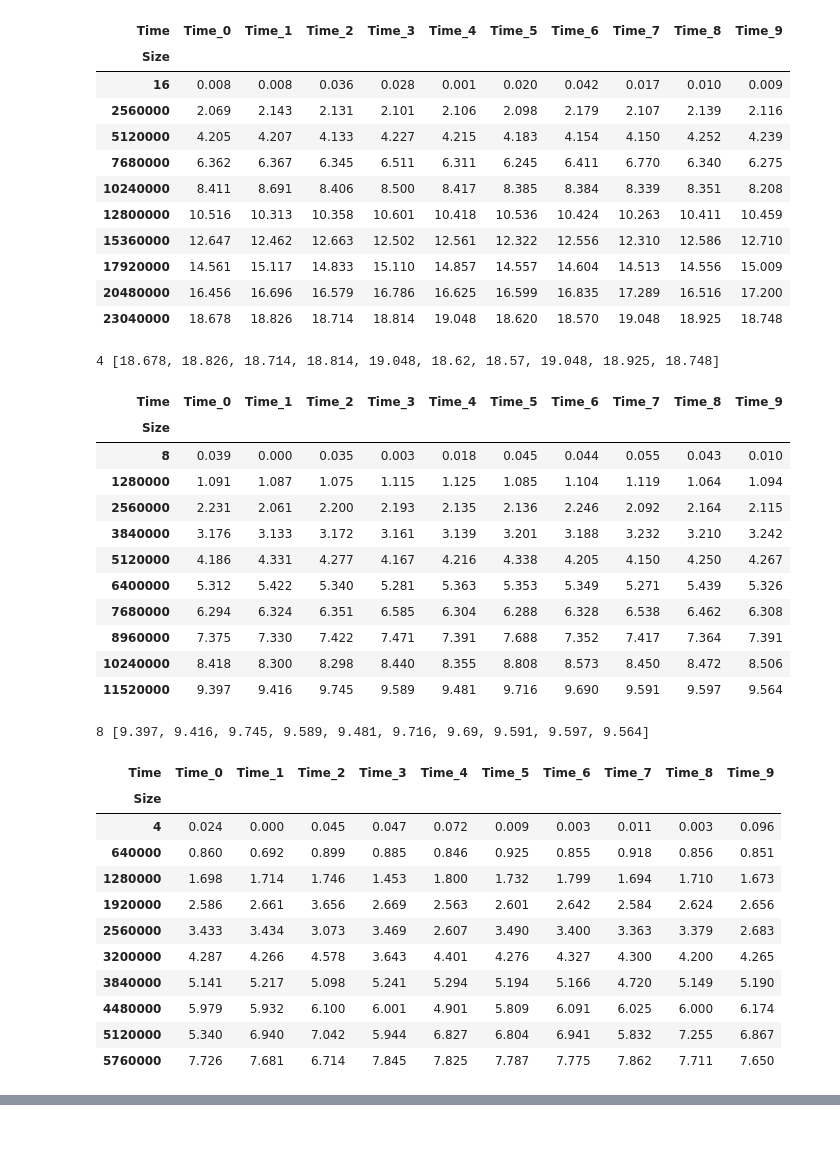
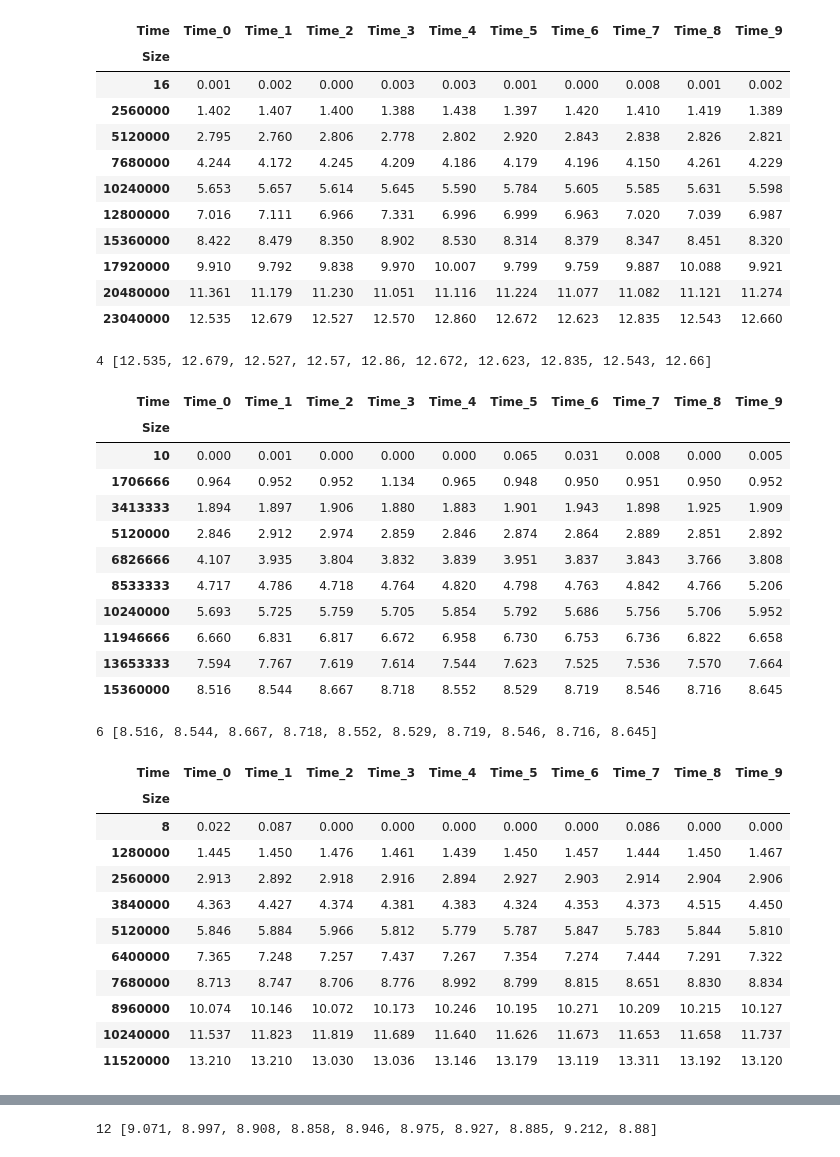
Before and after one commit to cloudmesh/cloudmesh-mpi, a Jupyter notebook: examples/count/analyse.ipynb, the cells around one changed output, grey strips where cells are left out. Drawn from its saved outputs; the diff is of its cells as text; code cells hidden in the pictures.

```diff
--- a/examples/count/analyse.ipynb
+++ b/examples/count/analyse.ipynb
@@ -19,55 +19,62 @@ sns.set_theme(style="whitegrid")
 # %%
 data = OrderedDict()
 # %%
-for user, node, processors in [("gregor", "alienware", 4),
-                              ("gregor", "alienware", 8),
-                              ("gregor", "alienware", 16),
-                              ("gregor", "alienware", 32)]:
+a =  [("gregor", "alienware", 4),
+      ("gregor", "alienware", 8),
+      ("gregor", "alienware", 16),
+      ("gregor", "alienware", 32)]
+i5 = [("gregor", "i5", 4),
+      ("gregor", "i5", 6),
+      ("gregor", "i5", 8),
+      ("gregor", "i5", 10),
+      ("gregor", "i5", 12)]
+
+for user, node, processors in i5:
 
     label = f"{user}-{node}-{processors}"
     output = f"benchmark/{user}"
 
     df = pd.read_pickle(f"{output}/{label}-df.pkl")
     display(df)
     row = list(df.iloc[[-1]].values[0])
     print (processors, row)
     data[str(processors)] = row
 # %% [output]
 | Time | Time_0 | Time_1 | Time_2 | Time_3 | Time_4 | Time_5 | Time_6 | Time_7 | Time_8 | Time_9 |
 | Size |  |  |  |  |  |  |  |  |  |  |
-| 16 | 0.008 | 0.008 | 0.036 | 0.028 | 0.001 | 0.020 | 0.042 | 0.017 | 0.010 | 0.009 |
-| 2560000 | 2.069 | 2.143 | 2.131 | 2.101 | 2.106 | 2.098 | 2.179 | 2.107 | 2.139 | 2.116 |
-| 5120000 | 4.205 | 4.207 | 4.133 | 4.227 | 4.215 | 4.183 | 4.154 | 4.150 | 4.252 | 4.239 |
-| 7680000 | 6.362 | 6.367 | 6.345 | 6.511 | 6.311 | 6.245 | 6.411 | 6.770 | 6.340 | 6.275 |
-| 10240000 | 8.411 | 8.691 | 8.406 | 8.500 | 8.417 | 8.385 | 8.384 | 8.339 | 8.351 | 8.208 |
-| 12800000 | 10.516 | 10.313 | 10.358 | 10.601 | 10.418 | 10.536 | 10.424 | 10.263 | 10.411 | 10.459 |
-| 15360000 | 12.647 | 12.462 | 12.663 | 12.502 | 12.561 | 12.322 | 12.556 | 12.310 | 12.586 | 12.710 |
-| 17920000 | 14.561 | 15.117 | 14.833 | 15.110 | 14.857 | 14.557 | 14.604 | 14.513 | 14.556 | 15.009 |
-| 20480000 | 16.456 | 16.696 | 16.579 | 16.786 | 16.625 | 16.599 | 16.835 | 17.289 | 16.516 | 17.200 |
-| 23040000 | 18.678 | 18.826 | 18.714 | 18.814 | 19.048 | 18.620 | 18.570 | 19.048 | 18.925 | 18.748 |
+| 16 | 0.001 | 0.002 | 0.000 | 0.003 | 0.003 | 0.001 | 0.000 | 0.008 | 0.001 | 0.002 |
+| 2560000 | 1.402 | 1.407 | 1.400 | 1.388 | 1.438 | 1.397 | 1.420 | 1.410 | 1.419 | 1.389 |
+| 5120000 | 2.795 | 2.760 | 2.806 | 2.778 | 2.802 | 2.920 | 2.843 | 2.838 | 2.826 | 2.821 |
+| 7680000 | 4.244 | 4.172 | 4.245 | 4.209 | 4.186 | 4.179 | 4.196 | 4.150 | 4.261 | 4.229 |
+| 10240000 | 5.653 | 5.657 | 5.614 | 5.645 | 5.590 | 5.784 | 5.605 | 5.585 | 5.631 | 5.598 |
+| 12800000 | 7.016 | 7.111 | 6.966 | 7.331 | 6.996 | 6.999 | 6.963 | 7.020 | 7.039 | 6.987 |
+| 15360000 | 8.422 | 8.479 | 8.350 | 8.902 | 8.530 | 8.314 | 8.379 | 8.347 | 8.451 | 8.320 |
+| 17920000 | 9.910 | 9.792 | 9.838 | 9.970 | 10.007 | 9.799 | 9.759 | 9.887 | 10.088 | 9.921 |
+| 20480000 | 11.361 | 11.179 | 11.230 | 11.051 | 11.116 | 11.224 | 11.077 | 11.082 | 11.121 | 11.274 |
+| 23040000 | 12.535 | 12.679 | 12.527 | 12.570 | 12.860 | 12.672 | 12.623 | 12.835 | 12.543 | 12.660 |
-4 [18.678, 18.826, 18.714, 18.814, 19.048, 18.62, 18.57, 19.048, 18.925, 18.748]
+4 [12.535, 12.679, 12.527, 12.57, 12.86, 12.672, 12.623, 12.835, 12.543, 12.66]
 | Time | Time_0 | Time_1 | Time_2 | Time_3 | Time_4 | Time_5 | Time_6 | Time_7 | Time_8 | Time_9 |
 | Size |  |  |  |  |  |  |  |  |  |  |
-| 8 | 0.039 | 0.000 | 0.035 | 0.003 | 0.018 | 0.045 | 0.044 | 0.055 | 0.043 | 0.010 |
-| 1280000 | 1.091 | 1.087 | 1.075 | 1.115 | 1.125 | 1.085 | 1.104 | 1.119 | 1.064 | 1.094 |
-| 2560000 | 2.231 | 2.061 | 2.200 | 2.193 | 2.135 | 2.136 | 2.246 | 2.092 | 2.164 | 2.115 |
-| 3840000 | 3.176 | 3.133 | 3.172 | 3.161 | 3.139 | 3.201 | 3.188 | 3.232 | 3.210 | 3.242 |
-| 5120000 | 4.186 | 4.331 | 4.277 | 4.167 | 4.216 | 4.338 | 4.205 | 4.150 | 4.250 | 4.267 |
-| 6400000 | 5.312 | 5.422 | 5.340 | 5.281 | 5.363 | 5.353 | 5.349 | 5.271 | 5.439 | 5.326 |
-| 7680000 | 6.294 | 6.324 | 6.351 | 6.585 | 6.304 | 6.288 | 6.328 | 6.538 | 6.462 | 6.308 |
-| 8960000 | 7.375 | 7.330 | 7.422 | 7.471 | 7.391 | 7.688 | 7.352 | 7.417 | 7.364 | 7.391 |
-| 10240000 | 8.418 | 8.300 | 8.298 | 8.440 | 8.355 | 8.808 | 8.573 | 8.450 | 8.472 | 8.506 |
-| 11520000 | 9.397 | 9.416 | 9.745 | 9.589 | 9.481 | 9.716 | 9.690 | 9.591 | 9.597 | 9.564 |
+| 10 | 0.000 | 0.001 | 0.000 | 0.000 | 0.000 | 0.065 | 0.031 | 0.008 | 0.000 | 0.005 |
+| 1706666 | 0.964 | 0.952 | 0.952 | 1.134 | 0.965 | 0.948 | 0.950 | 0.951 | 0.950 | 0.952 |
+| 3413333 | 1.894 | 1.897 | 1.906 | 1.880 | 1.883 | 1.901 | 1.943 | 1.898 | 1.925 | 1.909 |
+| 5120000 | 2.846 | 2.912 | 2.974 | 2.859 | 2.846 | 2.874 | 2.864 | 2.889 | 2.851 | 2.892 |
+| 6826666 | 4.107 | 3.935 | 3.804 | 3.832 | 3.839 | 3.951 | 3.837 | 3.843 | 3.766 | 3.808 |
+| 8533333 | 4.717 | 4.786 | 4.718 | 4.764 | 4.820 | 4.798 | 4.763 | 4.842 | 4.766 | 5.206 |
+| 10240000 | 5.693 | 5.725 | 5.759 | 5.705 | 5.854 | 5.792 | 5.686 | 5.756 | 5.706 | 5.952 |
+| 11946666 | 6.660 | 6.831 | 6.817 | 6.672 | 6.958 | 6.730 | 6.753 | 6.736 | 6.822 | 6.658 |
+| 13653333 | 7.594 | 7.767 | 7.619 | 7.614 | 7.544 | 7.623 | 7.525 | 7.536 | 7.570 | 7.664 |
+| 15360000 | 8.516 | 8.544 | 8.667 | 8.718 | 8.552 | 8.529 | 8.719 | 8.546 | 8.716 | 8.645 |
-8 [9.397, 9.416, 9.745, 9.589, 9.481, 9.716, 9.69, 9.591, 9.597, 9.564]
+6 [8.516, 8.544, 8.667, 8.718, 8.552, 8.529, 8.719, 8.546, 8.716, 8.645]
 | Time | Time_0 | Time_1 | Time_2 | Time_3 | Time_4 | Time_5 | Time_6 | Time_7 | Time_8 | Time_9 |
 | Size |  |  |  |  |  |  |  |  |  |  |
-| 4 | 0.024 | 0.000 | 0.045 | 0.047 | 0.072 | 0.009 | 0.003 | 0.011 | 0.003 | 0.096 |
-| 640000 | 0.860 | 0.692 | 0.899 | 0.885 | 0.846 | 0.925 | 0.855 | 0.918 | 0.856 | 0.851 |
-| 1280000 | 1.698 | 1.714 | 1.746 | 1.453 | 1.800 | 1.732 | 1.799 | 1.694 | 1.710 | 1.673 |
-| 1920000 | 2.586 | 2.661 | 3.656 | 2.669 | 2.563 | 2.601 | 2.642 | 2.584 | 2.624 | 2.656 |
-| 2560000 | 3.433 | 3.434 | 3.073 | 3.469 | 2.607 | 3.490 | 3.400 | 3.363 | 3.379 | 2.683 |
-| 3200000 | 4.287 | 4.266 | 4.578 | 3.643 | 4.401 | 4.276 | 4.327 | 4.300 | 4.200 | 4.265 |
-| 3840000 | 5.141 | 5.217 | 5.098 | 5.241 | 5.294 | 5.194 | 5.166 | 4.720 | 5.149 | 5.190 |
-| 4480000 | 5.979 | 5.932 | 6.100 | 6.001 | 4.901 | 5.809 | 6.091 | 6.025 | 6.000 | 6.174 |
-| 5120000 | 5.340 | 6.940 | 7.042 | 5.944 | 6.827 | 6.804 | 6.941 | 5.832 | 7.255 | 6.867 |
-| 5760000 | 7.726 | 7.681 | 6.714 | 7.845 | 7.825 | 7.787 | 7.775 | 7.862 | 7.711 | 7.650 |
+| 8 | 0.022 | 0.087 | 0.000 | 0.000 | 0.000 | 0.000 | 0.000 | 0.086 | 0.000 | 0.000 |
+| 1280000 | 1.445 | 1.450 | 1.476 | 1.461 | 1.439 | 1.450 | 1.457 | 1.444 | 1.450 | 1.467 |
+| 2560000 | 2.913 | 2.892 | 2.918 | 2.916 | 2.894 | 2.927 | 2.903 | 2.914 | 2.904 | 2.906 |
+| 3840000 | 4.363 | 4.427 | 4.374 | 4.381 | 4.383 | 4.324 | 4.353 | 4.373 | 4.515 | 4.450 |
+| 5120000 | 5.846 | 5.884 | 5.966 | 5.812 | 5.779 | 5.787 | 5.847 | 5.783 | 5.844 | 5.810 |
+| 6400000 | 7.365 | 7.248 | 7.257 | 7.437 | 7.267 | 7.354 | 7.274 | 7.444 | 7.291 | 7.322 |
+| 7680000 | 8.713 | 8.747 | 8.706 | 8.776 | 8.992 | 8.799 | 8.815 | 8.651 | 8.830 | 8.834 |
+| 8960000 | 10.074 | 10.146 | 10.072 | 10.173 | 10.246 | 10.195 | 10.271 | 10.209 | 10.215 | 10.127 |
+| 10240000 | 11.537 | 11.823 | 11.819 | 11.689 | 11.640 | 11.626 | 11.673 | 11.653 | 11.658 | 11.737 |
+| 11520000 | 13.210 | 13.210 | 13.030 | 13.036 | 13.146 | 13.179 | 13.119 | 13.311 | 13.192 | 13.120 |
@@ -88,3 +107,4 @@ for user, node, processors in [("gregor", "alienware", 4),
+12 [9.071, 8.997, 8.908, 8.858, 8.946, 8.975, 8.927, 8.885, 9.212, 8.88]
 # %%
 result = pd.DataFrame(data)
 result.index.name = "Trial"
```
Also changed, not shown: parts of 6 cells of this notebook, 53 other files.
